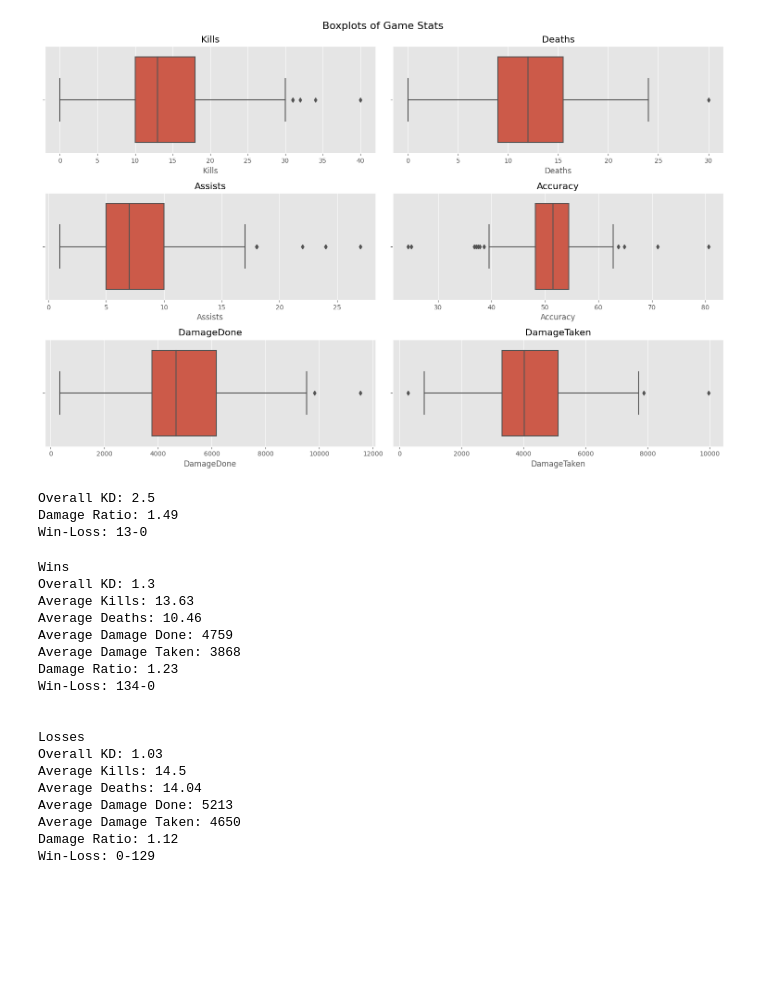
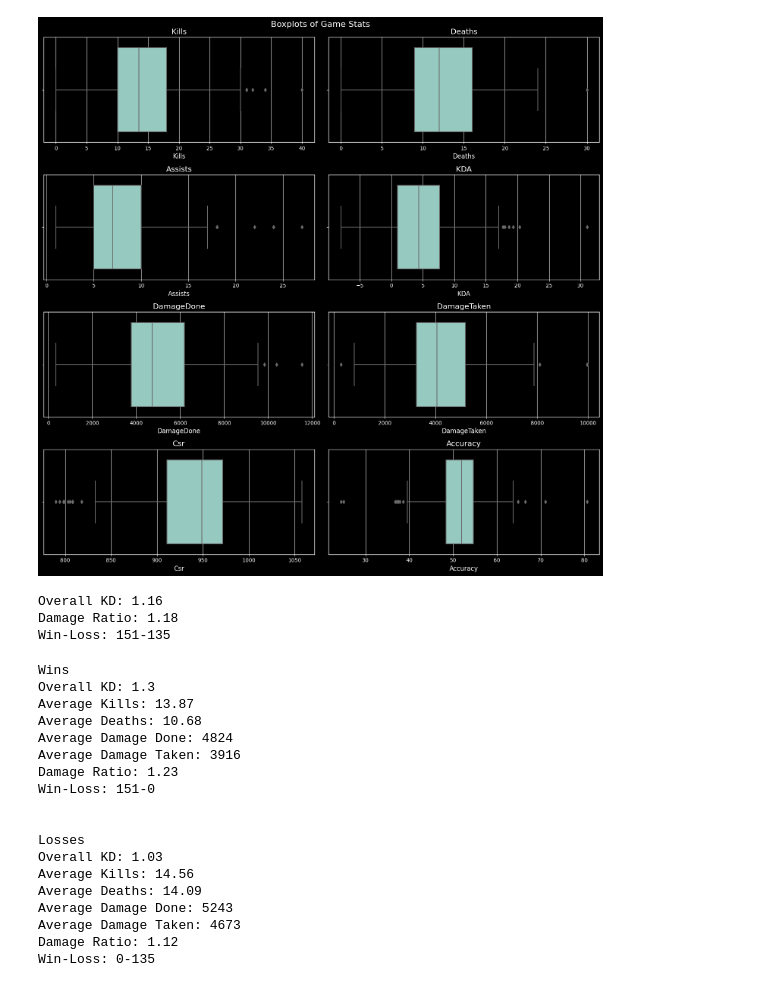
Before and after one commit to palmerac/Halo, a Jupyter notebook: halo.ipynb, the cells around one changed output. Saved outputs shown, nothing was run; the diff lists cells and outputs as text; code cells hidden in the pictures; blank space fills up the shorter version.

```diff
--- a/halo.ipynb
+++ b/halo.ipynb
@@ -4,11 +4,11 @@ import numpy as np
 import matplotlib.pyplot as plt
 import seaborn as sns
 
-plt.style.use('ggplot')
+plt.style.use('dark_background')
 import warnings
 warnings.filterwarnings('ignore')
 # %%
-df = pd.read_csv('earl694412-infinite-matchhistory1127.csv')
+df = pd.read_csv('earl694412-infinite-matchhistory.csv')
 df.info()
 # %% [output]
 <class 'pandas.core.frame.DataFrame'>
@@ -41,6 +41,7 @@ df['ExcessKills'] = df['Kills'] - df['ExpectedKills']
 df['ExcessDeaths'] = df['ExpectedDeaths'] - df['Deaths']
 df['LifetimeKD'] = df['Kills'].cumsum() / df['Deaths'].cumsum()
 df['LifetimeDmgRatio'] = df['DamageDone'].cumsum() / df['DamageTaken'].cumsum()
+df['LifetimeAcc'] = df['ShotsLanded'].cumsum() / df['ShotsFired'].cumsum() * 100
 
 df = df.drop(['Player', 'MatchId', 'Input', 'Queue', 'Mmr'],axis=1)
 dfr = df[df['Date']> '2023-01-01']
@@ -147,28 +164,29 @@ plt.show()
 # %%
 import seaborn as sns
 import matplotlib.pyplot as plt
-columns = ['Kills', 'Deaths', 'Assists', 'Accuracy', 'DamageDone', 'DamageTaken']
+columns = ['Kills', 'Deaths', 'Assists', 'KDA', 'DamageDone', 'DamageTaken',
+            'Csr', 'Accuracy']
 
 # Create subplots
-fig, axes = plt.subplots(nrows=3, ncols=2, figsize=(15, 10))
+fig, axes = plt.subplots(nrows=4, ncols=2, figsize=(15, 15))
 
 # Flatten the axes for easier iteration
 axes = axes.flatten()
 
 # Plot each column in a separate boxplot
 for i, column in enumerate(columns):
     sns.boxplot(x=dfr[column], ax=axes[i])
     axes[i].set_title(column)
 
 # Adjust layout
 plt.suptitle('Boxplots of Game Stats', fontsize=16)
 plt.tight_layout()
 plt.savefig('Plots/Boxplots.png', dpi=300)
 plt.show()
 # %% [output]
-[figure, old version]
+[figure, new version]
 # %%
-over = 5
+over = 100
 
 dfover = dfr.loc[dfr['Deaths'] < over,
                 ['Kills', 'Deaths', 'KD', 'DamageDone', 'DamageTaken', 'DamageRatio', 'Outcome']
@@ -179,9 +197,9 @@ print(f'Overall KD: {round(dfover["Kills"].sum() / dfover["Deaths"].sum(),2)}')
 print(f"Damage Ratio: {round(dfover['DamageDone'].sum() / dfover['DamageTaken'].sum(),2)}")
 print(f"Win-Loss: {(dfover['Outcome']==1).sum()}-{(dfover['Outcome']==0).sum()}")
 # %% [output]
-Overall KD: 2.5
-Damage Ratio: 1.49
-Win-Loss: 13-0
+Overall KD: 1.16
+Damage Ratio: 1.18
+Win-Loss: 151-135
 # %%
 dfw = dfr.loc[dfr['Outcome'] == 1,
                 ['Kills', 'Deaths', 'KD', 'DamageDone', 'DamageTaken', 'DamageRatio', 'Outcome']
@@ -211,22 +229,22 @@ print(f"Win-Loss: {(dfl['Outcome']==1).sum()}-{(dfl['Outcome']==0).sum()}")
 # %% [output]
 Wins
 Overall KD: 1.3
-Average Kills: 13.63
-Average Deaths: 10.46
-Average Damage Done: 4759
-Average Damage Taken: 3868
+Average Kills: 13.87
+Average Deaths: 10.68
+Average Damage Done: 4824
+Average Damage Taken: 3916
 Damage Ratio: 1.23
-Win-Loss: 134-0
+Win-Loss: 151-0
 
 
 Losses
 Overall KD: 1.03
-Average Kills: 14.5
-Average Deaths: 14.04
-Average Damage Done: 5213
-Average Damage Taken: 4650
+Average Kills: 14.56
+Average Deaths: 14.09
+Average Damage Done: 5243
+Average Damage Taken: 4673
 Damage Ratio: 1.12
-Win-Loss: 0-129
+Win-Loss: 0-135
 # %%
 mapCatKD = dfr.pivot_table(index=['Map', 'Category'],
                         values=['Kills', 'Deaths', 'Accuracy', 'KD', 'DamageRatio', 'Outcome'],
```
Also changed, not shown: parts of 15 cells of this notebook, 14 other files.
